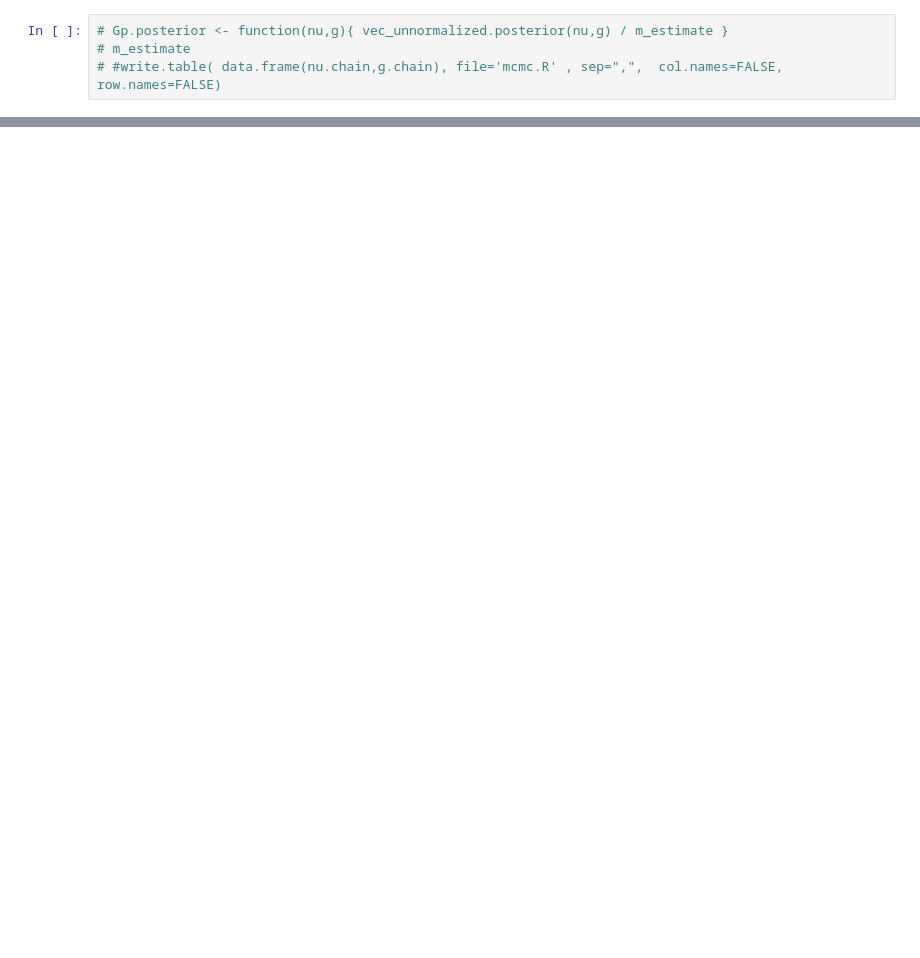
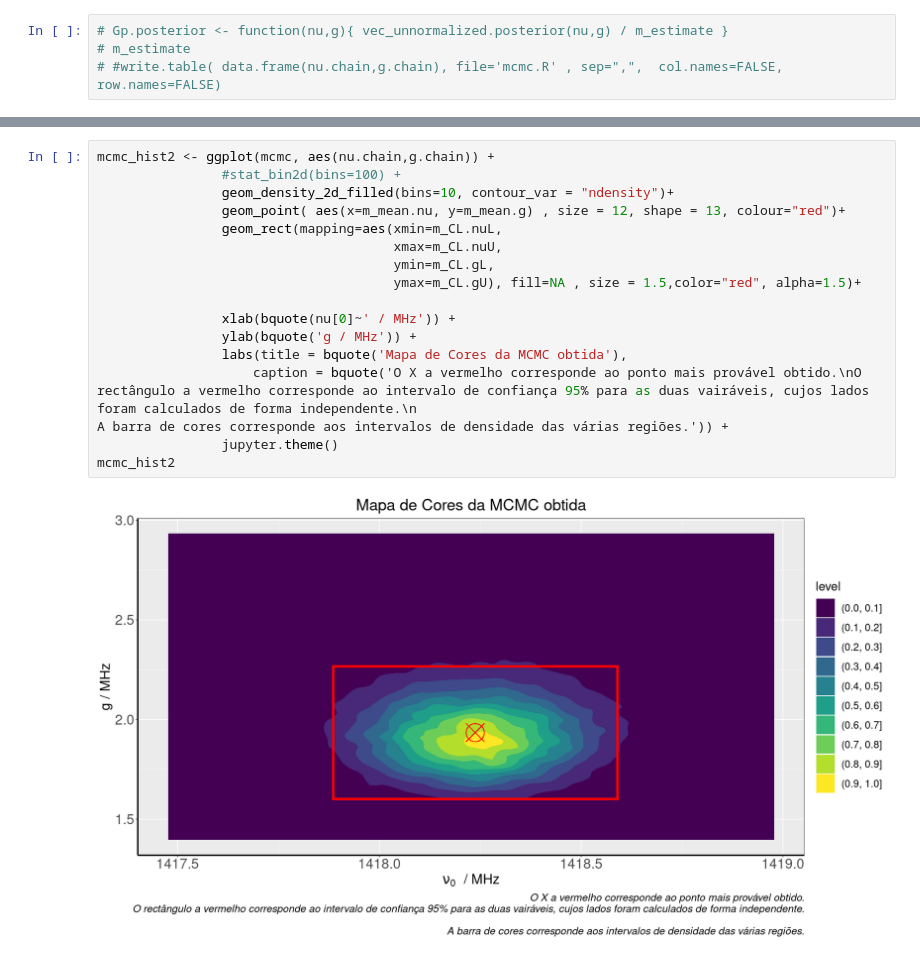
Before and after one commit to cesarium/da-bayesian-star, a Jupyter notebook: notebook_antonio_cesario.ipynb, the cells around one changed output, grey strips where cells are left out. Drawn from its saved outputs; the diff is of its cells as text; blank space fills up the shorter version.

```diff
--- a/notebook.ipynb
+++ b/notebook_antonio_cesario.ipynb
@@ -1485,3 +1518,22 @@ mcmc_hist
+# %%
+mcmc_hist2 <- ggplot(mcmc, aes(nu.chain,g.chain)) +
+                #stat_bin2d(bins=100) +
+                geom_density_2d_filled(bins=10, contour_var = "ndensity")+
+                geom_point( aes(x=m_mean.nu, y=m_mean.g) , size = 12, shape = 13, colour="red")+
+                geom_rect(mapping=aes(xmin=m_CL.nuL,
+                                      xmax=m_CL.nuU,
+                                      ymin=m_CL.gL,
+                                      ymax=m_CL.gU), fill=NA , size = 1.5,color="red", alpha=1.5)+
+
+                xlab(bquote(nu[0]~' / MHz')) +
+                ylab(bquote('g / MHz')) +
+                labs(title = bquote('Mapa de Cores da MCMC obtida'),
+                    caption = bquote('O X a vermelho corresponde ao ponto mais provável obtido.\nO rectângulo a vermelho corresponde ao intervalo de confiança 95% para as duas vairáveis, cujos lados foram calculados de forma independente.\n
+A barra de cores corresponde aos intervalos de densidade das várias regiões.')) +
+                jupyter.theme()
+mcmc_hist2
+# %% [output]
+[figure, added]
 # %% [markdown]
 ## Conclusões
 
```
Also changed, not shown: parts of 22 cells of this notebook, 5 other files.
